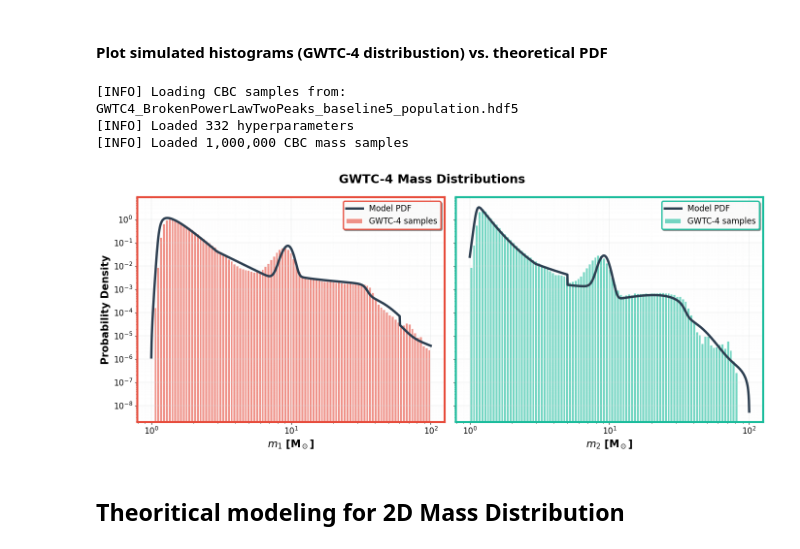
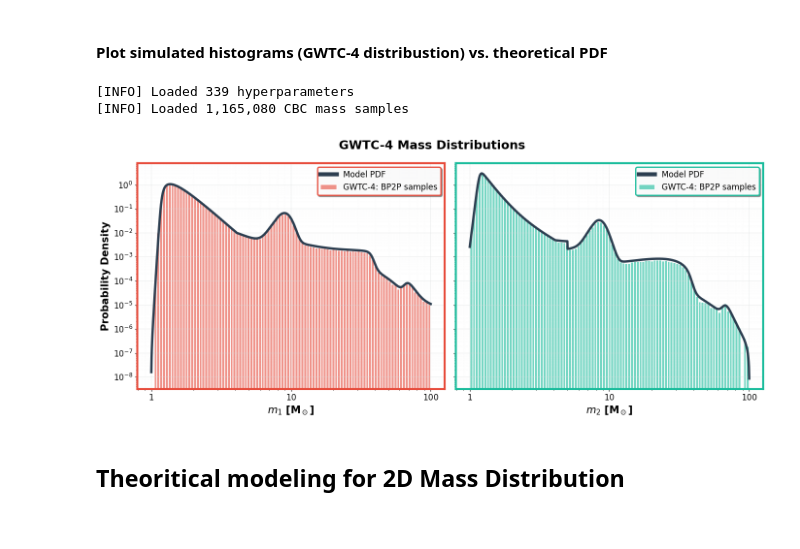
Before and after one commit to weizmannk/cbc-population-distributions, a Jupyter notebook: scripts/quick_start.ipynb, the cells around one changed output. Cells and saved outputs as stored; diff of their text form; code cells hidden in the pictures.

```diff
--- a/scripts/quick_start.ipynb
+++ b/scripts/quick_start.ipynb
@@ -373,0 +359,15 @@ np.float64(1.1256234149594184)
+# %%
+# For splitting into BNS, NSBH, and BBH populations.
+#  We use 3 Msun  as the boundary between NS and BH, so we use that here for consistency.
+
+ns_max_mass = 3.0
+
+table = Table.read(CBC_MASS_DISTRIBUTION_FILE)
+source_mass1 = table["mass1"]
+source_mass2 = table["mass2"]
+
+[
+    np.sum((source_mass1 < ns_max_mass) & (source_mass2 < ns_max_mass)),
+    np.sum((source_mass1 >= ns_max_mass) & (source_mass2 < ns_max_mass)),
+    np.sum((source_mass1 >= ns_max_mass) & (source_mass2 >= ns_max_mass)),
+]
@@ -456,27 +458,21 @@ plt.show()
 # Load Simulated CBC Mass Distributions
 # ============================================================================
 
-logging.info(
-    f"Loading CBC samples from: {os.path.basename(cbc_mass_distribution_file)}"
-)
-
-
 try:
-    table = Table.read(cbc_mass_distribution_file)
+    table = table = Table.read(CBC_MASS_DISTRIBUTION_FILE)
     logging.info(f"Loaded {len(hyperparams)} hyperparameters")
 except Exception as e:
     logging.error(f"Failed to load CBC Mass Distributions: {e}")
     raise
 
 
-m1_samples = table["mass_1"]
-m2_samples = table["mass_2"]
+m1_samples = table["mass1"]
+m2_samples = table["mass2"]
 
 logging.info(f"Loaded {len(m1_samples):,} CBC mass samples")
 # %% [output]
-[INFO] Loading CBC samples from: GWTC4_BrokenPowerLawTwoPeaks_baseline5_population.hdf5
-[INFO] Loaded 332 hyperparameters
-[INFO] Loaded 1,000,000 CBC mass samples
+[INFO] Loaded 339 hyperparameters
+[INFO] Loaded 1,165,080 CBC mass samples
 # %%
 # ============================================================================
 # Compute Theoretical 2D Mass Distribution with Pairing
@@ -503,8 +499,11 @@ p_m1m2 = np.outer(pdf_model, pdf_model) * (
     + (m2_grid >= mbreak) * (m2_grid / m1_grid) ** beta_pair_2
 )
 
-# Apply physical constraints: m1 >= m2 and exclude extreme mass ratios
-p_m1m2 *= (m1_grid >= m2_grid) & np.logical_not((m1_grid > 60) & (m2_grid < 3))
+# Apply physical constraints: m1 >= m2
+# Here we didn't apply the extreme mass ratio cut, but we could if we wanted to exclude those systems from the distribution.
+# To include it just uncomment the second part of the condition below.
+p_m1m2 *= m1_grid >= m2_grid
+# & np.logical_not((m1_grid > 60) & (m2_grid < 3))
 
 # Marginalize to get 1D distributions
 p_m1_marginal = np.trapezoid(p_m1m2, m, axis=0)  # Integrate over m2
@@ -562,7 +561,7 @@ for ax, arr, temp_model, label, color_key in [
         edgecolor="white",
         linewidth=1.2,
         ax=ax,
-        label="GWTC-4 samples",
+        label="GWTC-4: BP2P samples",
     )
 
     # Normalize and plot theoretical model
@@ -588,34 +587,34 @@ for ax, arr, temp_model, label, color_key in [
         fontsize=12,
         loc="upper right",
         edgecolor=color,
         facecolor="white",
         framealpha=0.95,
     )
     legend.get_frame().set_linewidth(2)
 
     # Colored borders
     for spine in ax.spines.values():
         spine.set_edgecolor(color)
         spine.set_linewidth(3)  # Plus épais pour plus d'impact
 
     # axis LIMITS
 
 
 # ===== Labels =====
 axes[0].set_ylabel("Probability Density", fontsize=15, fontweight="600")
 fig.suptitle("GWTC-4 Mass Distributions", fontsize=18, fontweight="bold", y=0.98)
 
 plt.tight_layout()
 
 # # ===== Save outputs =====
 # plt.savefig('gwtc4_mass_distributions_vs_model_1.png',
 #             dpi=300, bbox_inches='tight')
 # plt.savefig('gwtc4_mass_distributions_vs_model_1.pdf',
 #             bbox_inches='tight')
 
 plt.show()
 # %% [output]
-[figure, old version]
+[figure, new version]
 # %% [markdown]
 ## Theoritical modeling for 2D Mass Distribution
 # %%
```
Also changed, not shown: parts of 22 cells of this notebook, 11 other files.
